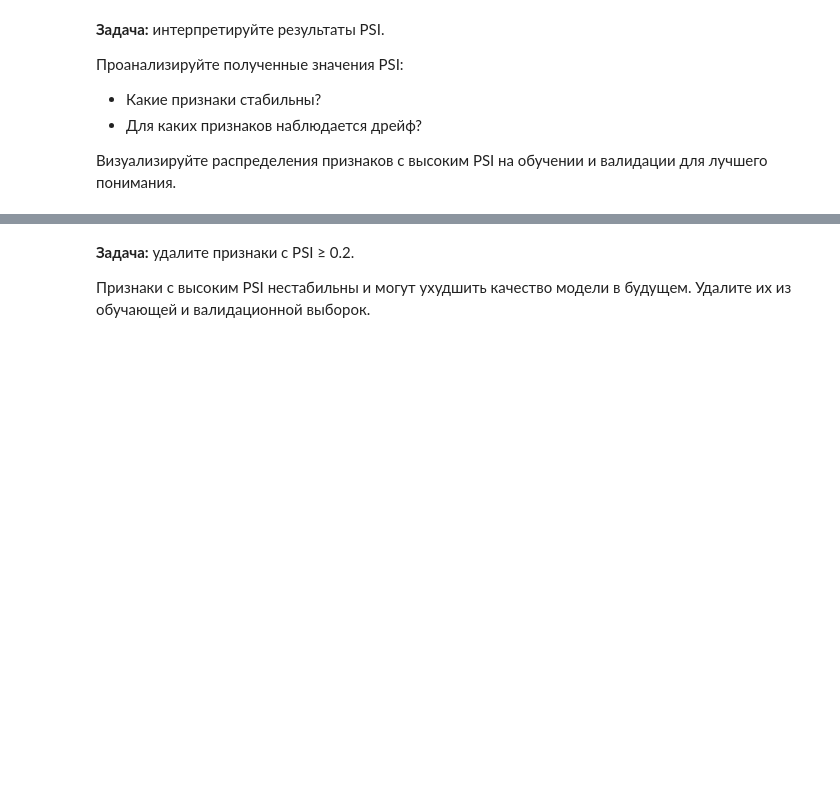
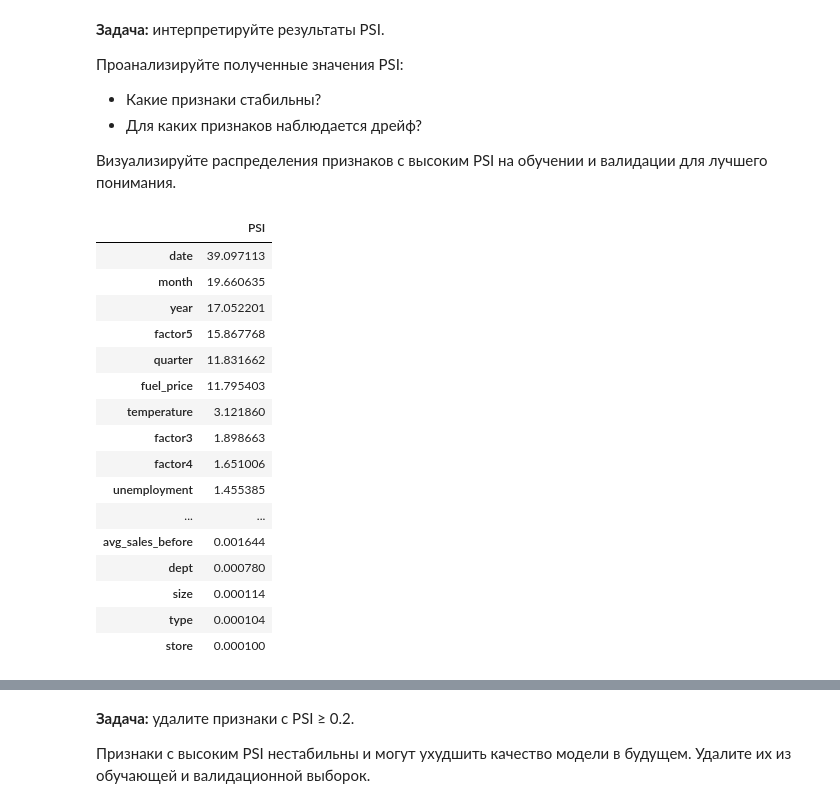
Before and after one commit to Daniel217D/airflow-pipeline-for-Prilavok, a Jupyter notebook: model_training.ipynb, the cells around one changed output, grey strips where cells are left out. Drawn from its saved outputs; the diff is of its cells as text; code cells hidden in the pictures; blank space fills up the shorter version.

```diff
--- a/model_training.ipynb
+++ b/model_training.ipynb
@@ -589,0 +629,6 @@ assert 'mean_sales_4week' in df.columns, 'Признак mean_sales_4week не
+# %%
+# Удаление строк с пропусками
+df = df.dropna()
+
+# Количество пропусков после удаления
+df.isna().sum().sum()
@@ -612,3 +733,23 @@ PSI измеряет стабильность распределения при
 - Для каких признаков наблюдается дрейф?
 
 Визуализируйте распределения признаков с высоким PSI на обучении и валидации для лучшего понимания.
+# %%
+psi
+# %% [output]
+|  | PSI |
+| date | 39.097113 |
+| month | 19.660635 |
+| year | 17.052201 |
+| factor5 | 15.867768 |
+| quarter | 11.831662 |
+| fuel_price | 11.795403 |
+| temperature | 3.121860 |
+| factor3 | 1.898663 |
+| factor4 | 1.651006 |
+| unemployment | 1.455385 |
+| ... | ... |
+| avg_sales_before | 0.001644 |
+| dept | 0.000780 |
+| size | 0.000114 |
+| type | 0.000104 |
+| store | 0.000100 |
```
Also changed, not shown: parts of 30 cells of this notebook.
